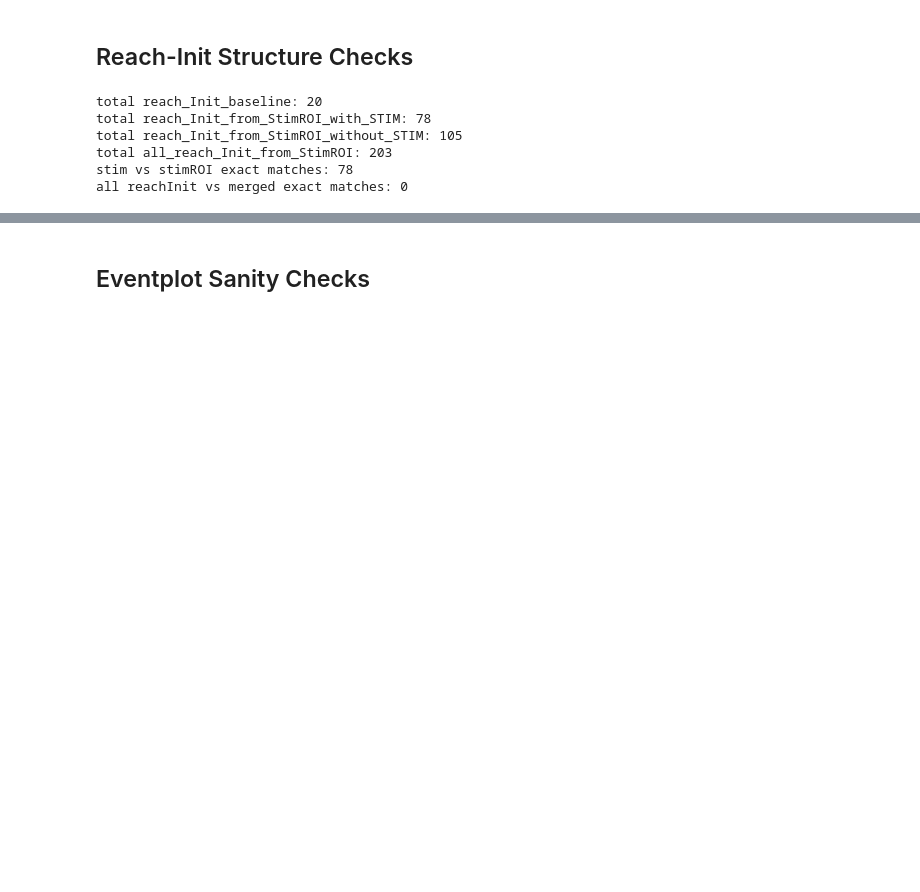
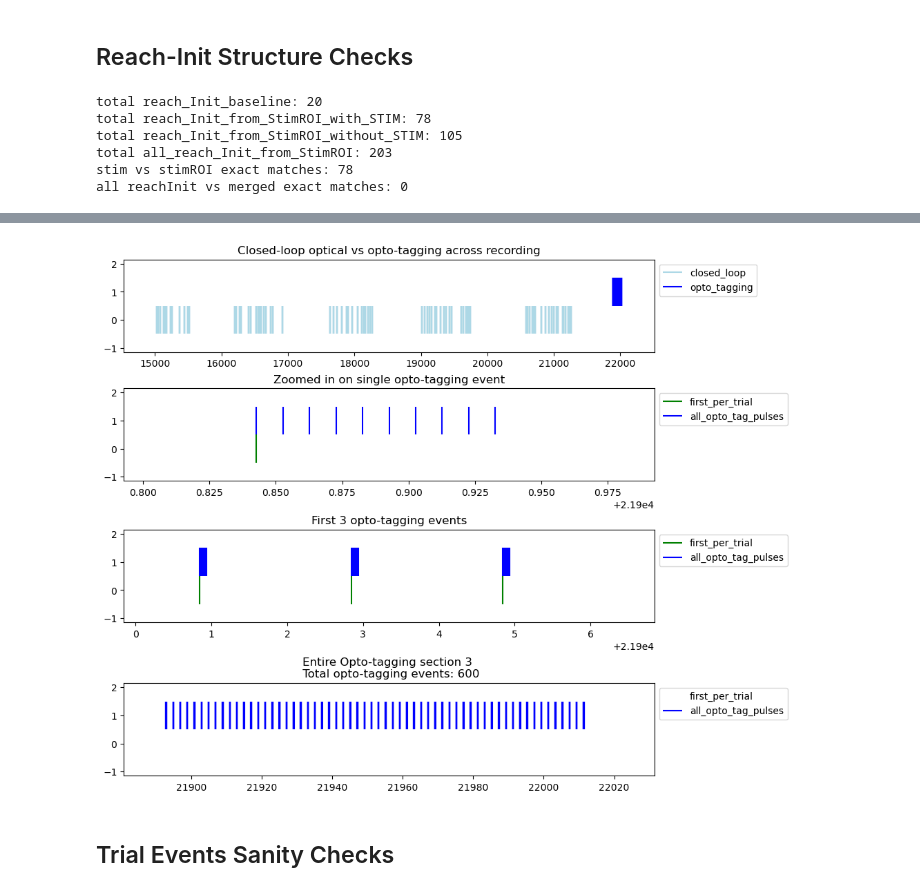
Before and after one commit to granthughes1999/NWB_and_Reaching_analysis, a Jupyter notebook: mice/Reach15/analyze_data/03a_verify_trial_structure_NWB.ipynb, the cells around one changed output, grey strips where cells are left out. Drawn from its saved outputs; the diff is of its cells as text; code cells hidden in the pictures; blank space fills up the shorter version.

```diff
--- a/mice/Reach15/analyze_data/03a_verify_trial_structure_NWB.ipynb
+++ b/mice/Reach15/analyze_data/03a_verify_trial_structure_NWB.ipynb
@@ -347,5 +395,44 @@ all reachInit vs merged exact matches: 0
+# %%
+
+def plot_optical_events(save_plots=None):
+    fig, axes = plt.subplots(4, 1, figsize=(10, 8), constrained_layout=True)
+
+    axes[0].eventplot([opto_closed_loop_start_timestamps, opto_tag_start_timestamps], orientation='horizontal', colors=['lightblue', 'b'])
+    axes[0].set_xlim(opto_closed_loop_start_timestamps[0] - 500, opto_tag_start_timestamps[-1] + 500)
+    axes[0].set_title('Closed-loop optical vs opto-tagging across recording')
+    axes[0].legend(['closed_loop', 'opto_tagging'], loc='upper left', bbox_to_anchor=(1, 1))
+
+    single_idx = min(40, len(opto_tag_start_timestamps) - 1)
+    axes[1].eventplot([first_opto_tagging_timestamp_per_trial, opto_tag_start_timestamps], orientation='horizontal', colors=['g', 'b'])
+    axes[1].set_xlim(opto_tag_start_timestamps[single_idx] - 0.05, opto_tag_start_timestamps[single_idx] + 0.15)
+    axes[1].set_title('Zoomed in on single opto-tagging event')
+    axes[1].legend(['first_per_trial', 'all_opto_tag_pulses'], loc='upper left', bbox_to_anchor=(1, 1))
+
+
+    single_idx = min(40, len(opto_tag_start_timestamps) - 1)
+    axes[2].eventplot([first_opto_tagging_timestamp_per_trial, opto_tag_start_timestamps], orientation='horizontal', colors=['g', 'b'])
+    axes[2].set_xlim(opto_tag_start_timestamps[single_idx] - 1, opto_tag_start_timestamps[single_idx] + 6)
+    axes[2].set_title('First 3 opto-tagging events')
+    axes[2].legend(['first_per_trial', 'all_opto_tag_pulses'], loc='upper left', bbox_to_anchor=(1, 1))
+
+    single_idx = min(40, len(opto_tag_start_timestamps) - 1)
+    axes[3].eventplot([first_opto_tagging_timestamp_per_trial, opto_tag_start_timestamps], orientation='horizontal', colors=['w', 'b'])
+    axes[3].set_xlim(opto_tag_start_timestamps[single_idx] - 20, opto_tag_start_timestamps[-1] + 20)
+    axes[3].set_title('Entire Opto-tagging section 3 \n Total opto-tagging events: ' + str(len(opto_tag_start_timestamps)))
+    axes[3].legend(['first_per_trial', 'all_opto_tag_pulses'], loc='upper left', bbox_to_anchor=(1, 1))
+
+    save_path = output_root / 'optical_events' / f'opto_tagging.png'
+    if save_path is not None:
+        if save_path.parent is not None:
+                save_path.parent.mkdir(parents=True, exist_ok=True)
+        plt.savefig(save_path, dpi=220, bbox_inches="tight")
+    plt.show()
+
+plot_optical_events()
+# %% [output]
+[figure, added]
 # %% [markdown]
-## Eventplot Sanity Checks
+## Trial Events Sanity Checks
 # %%
 
 def plot_event_times_around_tone2(reach_number):
```
Also changed, not shown: parts of 17 cells of this notebook, 1 other file.
